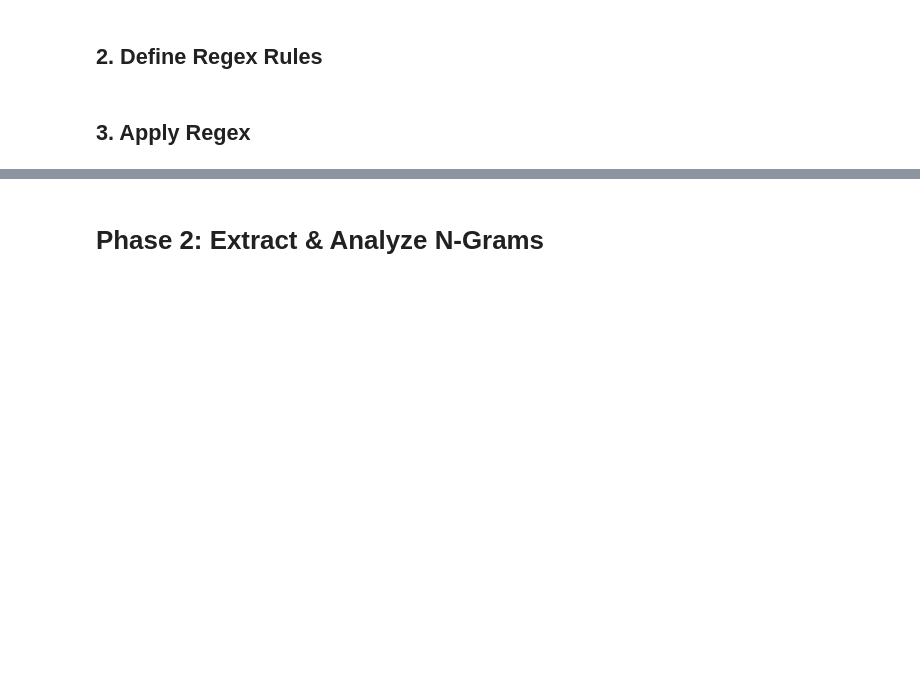
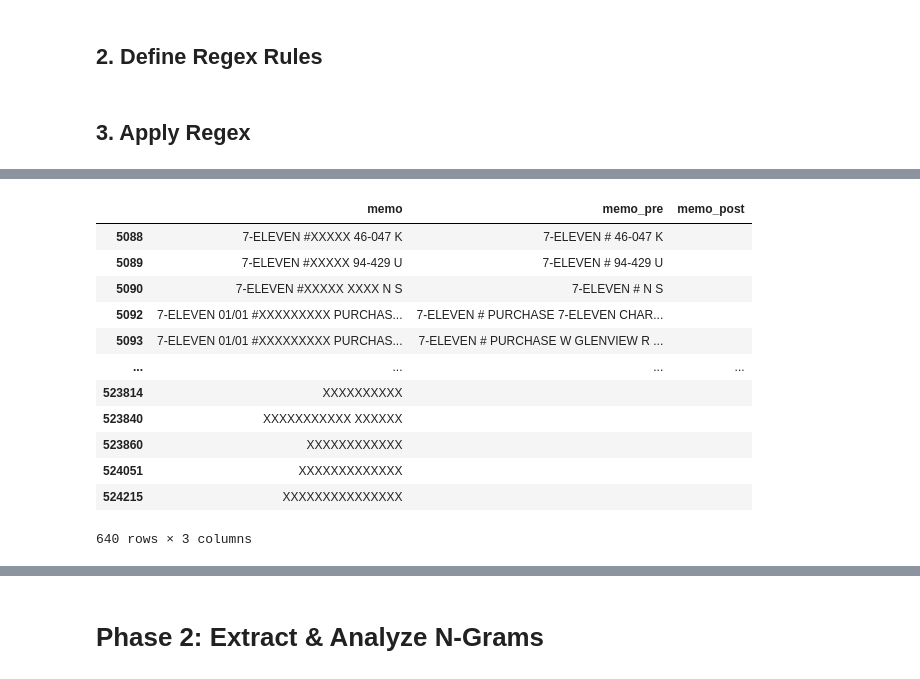
Before and after one commit to kylechoi101/DSC180A-Q1, a Jupyter notebook: Week 2/Haris_Saif.ipynb, the cells around one changed output, grey strips where cells are left out. Saved outputs shown, nothing was run; the diff lists cells and outputs as text; code cells hidden in the pictures; blank space fills up the shorter version.

```diff
--- a/Week 2/Haris_Saif.ipynb
+++ b/Week 2/Haris_Saif.ipynb
@@ -154,8 +181,12 @@ REGEX_POST = [
     re.compile(r"^ACI\s*\*?\s*([A-Z\s0-9'.-]+).*"),
     re.compile(r"^KING\s*#\s*([A-Z\s0-9'.-]+).*"),
     re.compile(r"^ACE\s*\*?\s*([A-Z\s0-9'.-]+).*"),
-    re.compile(r"^7-ELEVEN\s*\*?\s*([A-Z\s0-9'.-]+).*"),
-    re.compile(r"^7\s+11\s*\*?\s*([A-Z\s0-9'.-]+).*"),
+
+    # === UPDATED 7-ELEVEN RULES ===
+    # These now capture '7-ELEVEN' or '7 11' as the merchant
+    re.compile(r"^(7-ELEVEN)\s*\*?#?.*"),
+    re.compile(r"^(7\s+11)\s*\*?#?.*"),
+
     re.compile(r"^ZG\s*\*?\s*([A-Z\s0-9'.-]+).*"),
     re.compile(r"^YSI\s*\*?\s*([A-Z\s0-9'.-]+).*"),
 
@@ -198,7 +229,10 @@ REGEX_POST = [
     re.compile(r"^AMS\s*\*+\s*([A-Z\s0-9'.-]+).*"),
     re.compile(r"^ZSK\s*\*+ZSK\s*\*+([A-Z\s0-9'.-]+).*"),
     re.compile(r"^ZSK\s*\*+\s*([A-Z\s0-9'.-]+).*"),
-    re.compile(r"^CCM\s*\*+\s*([A-Z\s0-9'.-]+).*"),
+
+    # === FIXED RULE ===
+    re.compile(r"^CCM\s*\*+\s*([A-Z\s0-9'.-]+).*"), # Corrected '0a-Z' to '0-9'
+
     re.compile(r"^ZIP\.CO\s*\*+\s*([A-Z\s0-9'.-]+).*"),
     re.compile(r"^XSOLLA\s*\*+\s*([A-Z\s0-9'.-]+).*"),
     re.compile(r"^NOR\s*\*+\s*([A-Z\s0-9'.-]+).*"),
@@ -214,7 +248,7 @@ REGEX_POST = [
     re.compile(r"^([A-Z\s'.-][A-Z\s0-9'.-]*?)\s*#.*"),
 
     # Pattern for "MERCHANT NAME - Exp"
-    re.compile(r"^([A-Z\s'.-][A-Z\s0-9'.-]*?)\s+-\s+EXP.*"),
+    re.compile(r"^([A-Z\s'.-][A-Z\s0F'.-]*?)\s+-\s+EXP.*"),
 ]
 # %% [markdown]
 ## 3. Apply Regex
@@ -275,3 +345,17 @@ for memo in df[df['memo_post'].str.split().str.len() == 1]['memo_post'].value_co
 # %%
-df[df['memo_post'] == 'TARGET']#.iloc[0]['memo']
+df[df['memo_post'] == '']#.iloc[0]['memo']
+# %% [output]
+|  | memo | memo_pre | memo_post |
+| 5088 | 7-ELEVEN #XXXXX 46-047 K | 7-ELEVEN # 46-047 K |  |
+| 5089 | 7-ELEVEN #XXXXX 94-429 U | 7-ELEVEN # 94-429 U |  |
+| 5090 | 7-ELEVEN #XXXXX XXXX N S | 7-ELEVEN # N S |  |
+| 5092 | 7-ELEVEN 01/01 #XXXXXXXXX PURCHAS... | 7-ELEVEN # PURCHASE 7-ELEVEN CHAR... |  |
+| 5093 | 7-ELEVEN 01/01 #XXXXXXXXX PURCHAS... | 7-ELEVEN # PURCHASE W GLENVIEW R ... |  |
+| ... | ... | ... | ... |
+| 523814 | XXXXXXXXXX |  |  |
+| 523840 | XXXXXXXXXXX XXXXXX |  |  |
+| 523860 | XXXXXXXXXXXX |  |  |
+| 524051 | XXXXXXXXXXXXX |  |  |
+| 524215 | XXXXXXXXXXXXXXX |  |  |
+640 rows × 3 columns
 # %%
```
Also changed, not shown: parts of 16 cells of this notebook.
